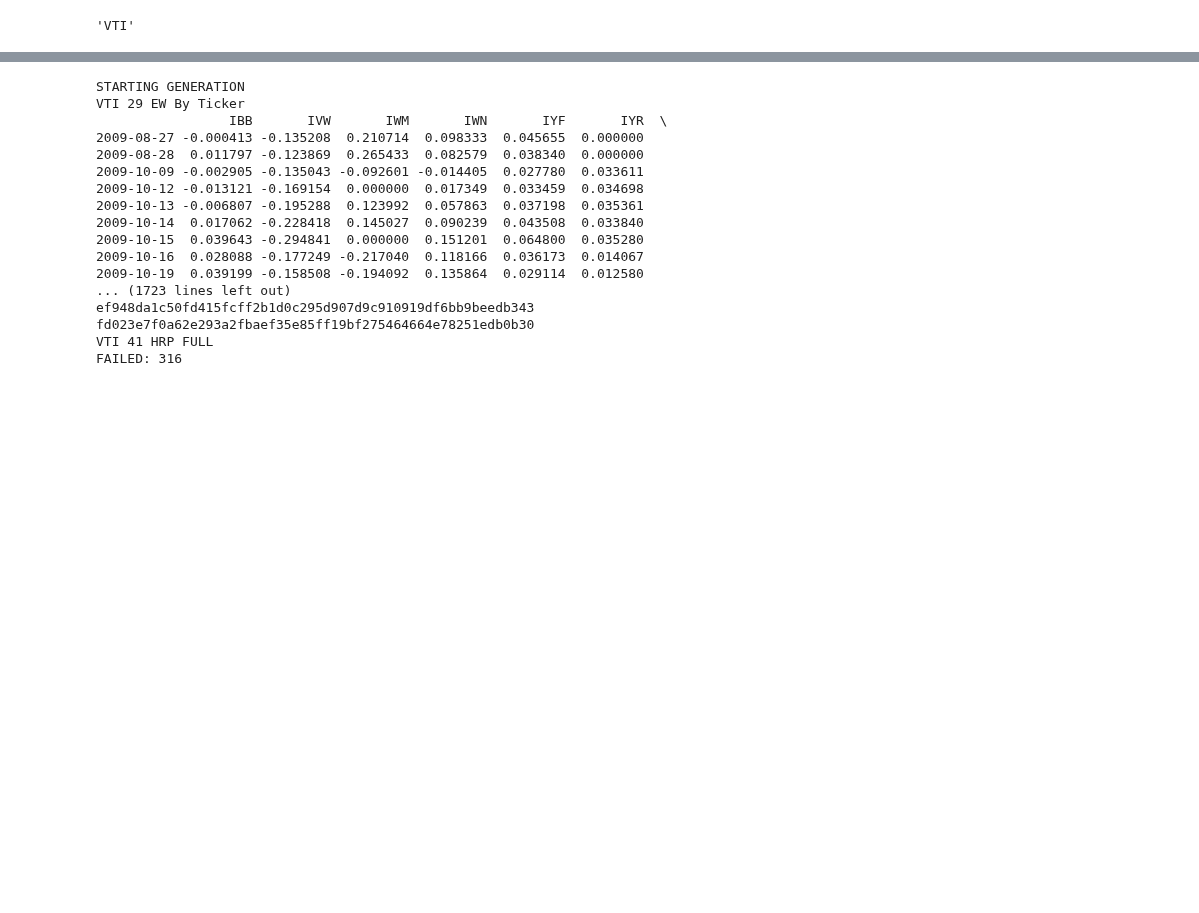
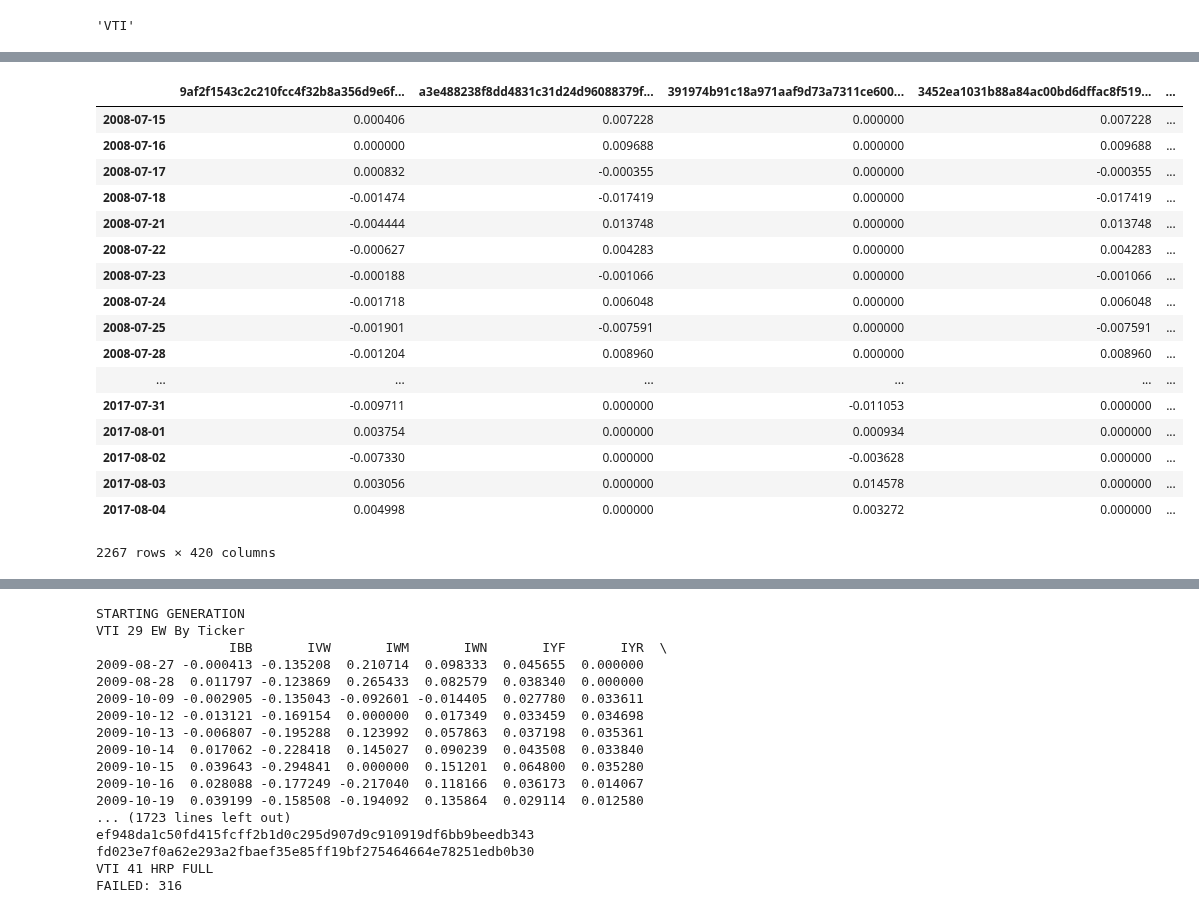
Before and after one commit to SignalBuilders/walkforwardTrader, a Jupyter notebook: Fast Automatic Portfolio Trader Tree.ipynb, the cells around one changed output, grey strips where cells are left out. Drawn from its saved outputs; the diff is of its cells as text; code cells hidden in the pictures; blank space fills up the shorter version.

Commit message:
fixed nan return bug

```diff
--- a/Fast Automatic Portfolio Trader Tree.ipynb
+++ b/Fast Automatic Portfolio Trader Tree.ipynb
@@ -24,7 +24,7 @@ allModels = []
 tickersSeen = []
 for item in dataObjs:
     try:
-        if item["IS_PROFITABILITY SLIPPAGE"] > 0.505 and item["IS_ANNUALIZED RETURN"] > 0.15:
+        if item["IS_PROFITABILITY SLIPPAGE"] > 0.51 and item["IS_ANNUALIZED RETURN"] > 0.10:
             model = item["model"]
             print(model.targetTicker, model.getHash(), item["IS_SHARPE SLIPPAGE"], item["IS_SHARPE DIFFERENCE SLIPPAGE"], item["IS_BETA"])
             allModels.append(model)
@@ -74,12 +89,33 @@ IndexError: list index out of range
 # %%
-cleanedReturns = modelReturns.dropna()
+cleanedReturns = modelReturns.fillna(0)
 cleanedReturns.columns = [item.getHash() for item in uniqueModels]
 
-cleanedPredictions = modelPredictions.dropna()
+cleanedPredictions = modelPredictions.fillna(0)
 cleanedPredictions.columns = [item.getHash() for item in uniqueModels]
 hashToModel = {}
 for item in uniqueModels:
     hashToModel[item.getHash()] = item
+# %%
+cleanedReturns
+# %% [output]
+|  | 9af2f1543c2c210fcc4f32b8a356d9e6f... | a3e488238f8dd4831c31d24d96088379f... | 391974b91c18a971aaf9d73a7311ce600... | 3452ea1031b88a84ac00bd6dffac8f519... | ... |
+| 2008-07-15 | 0.000406 | 0.007228 | 0.000000 | 0.007228 | ... |
+| 2008-07-16 | 0.000000 | 0.009688 | 0.000000 | 0.009688 | ... |
+| 2008-07-17 | 0.000832 | -0.000355 | 0.000000 | -0.000355 | ... |
+| 2008-07-18 | -0.001474 | -0.017419 | 0.000000 | -0.017419 | ... |
+| 2008-07-21 | -0.004444 | 0.013748 | 0.000000 | 0.013748 | ... |
+| 2008-07-22 | -0.000627 | 0.004283 | 0.000000 | 0.004283 | ... |
+| 2008-07-23 | -0.000188 | -0.001066 | 0.000000 | -0.001066 | ... |
+| 2008-07-24 | -0.001718 | 0.006048 | 0.000000 | 0.006048 | ... |
+| 2008-07-25 | -0.001901 | -0.007591 | 0.000000 | -0.007591 | ... |
+| 2008-07-28 | -0.001204 | 0.008960 | 0.000000 | 0.008960 | ... |
+| ... | ... | ... | ... | ... | ... |
+| 2017-07-31 | -0.009711 | 0.000000 | -0.011053 | 0.000000 | ... |
+| 2017-08-01 | 0.003754 | 0.000000 | 0.000934 | 0.000000 | ... |
+| 2017-08-02 | -0.007330 | 0.000000 | -0.003628 | 0.000000 | ... |
+| 2017-08-03 | 0.003056 | 0.000000 | 0.014578 | 0.000000 | ... |
+| 2017-08-04 | 0.004998 | 0.000000 | 0.003272 | 0.000000 | ... |
+2267 rows × 420 columns
 # %%
 def historicalWeightsToTickerAllocations(historicalWeights, algorithmPredictions, modelsInPortfolio):
     aggregatePredictions = algorithmPredictions.dropna()
```
Also changed, not shown: parts of 12 cells of this notebook.
